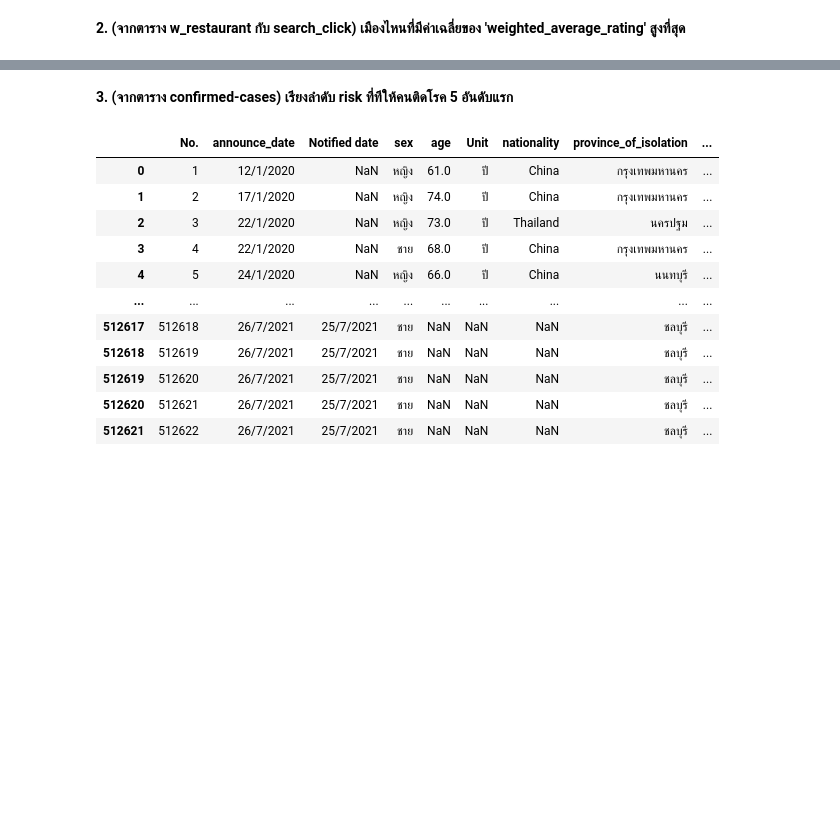
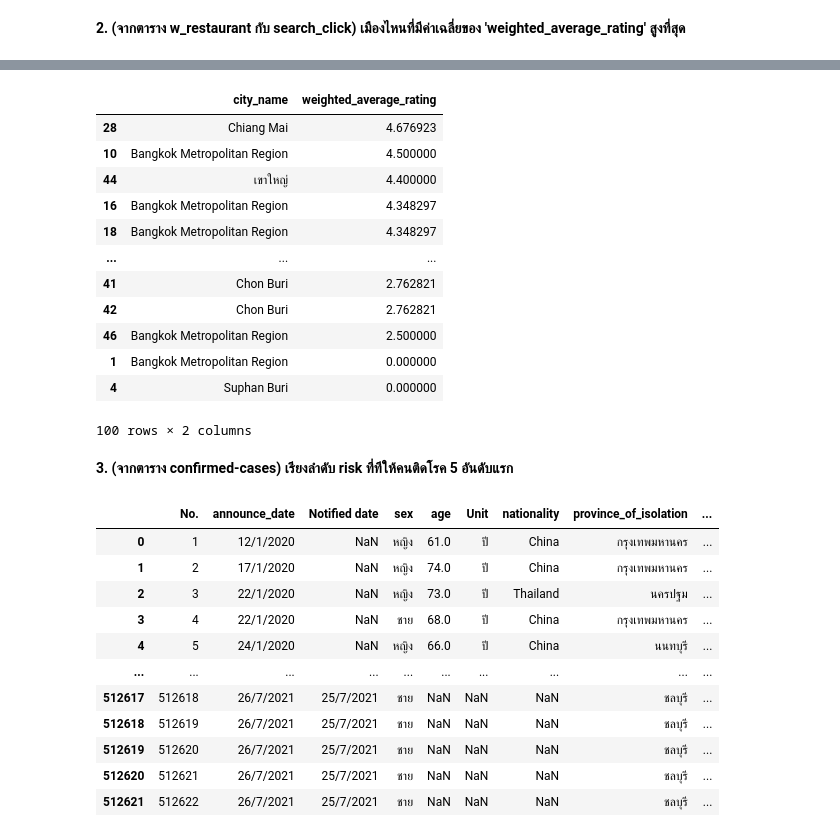
Before and after one commit to kittimaxz/DWDM21, a Jupyter notebook: Data_Preprocessing(Chapter_3).ipynb, the cells around one changed output, grey strips where cells are left out. Drawn from its saved outputs; the diff is of its cells as text; code cells hidden in the pictures; blank space fills up the shorter version.

```diff
--- a/Data_Preprocessing(Chapter_3).ipynb
+++ b/Data_Preprocessing(Chapter_3).ipynb
@@ -1800,3 +1784,20 @@ w_restaurant.groupby('city_name').count().sort_values(by=['weighted_average_rati
+# %%
+q2 = merged_table.sort_values(['weighted_average_rating'],ascending=False)
+q2[['city_name','weighted_average_rating']]
+# %% [output]
+|  | city_name | weighted_average_rating |
+| 28 | Chiang Mai | 4.676923 |
+| 10 | Bangkok Metropolitan Region | 4.500000 |
+| 44 | เขาใหญ่ | 4.400000 |
+| 16 | Bangkok Metropolitan Region | 4.348297 |
+| 18 | Bangkok Metropolitan Region | 4.348297 |
+| ... | ... | ... |
+| 41 | Chon Buri | 2.762821 |
+| 42 | Chon Buri | 2.762821 |
+| 46 | Bangkok Metropolitan Region | 2.500000 |
+| 1 | Bangkok Metropolitan Region | 0.000000 |
+| 4 | Suphan Buri | 0.000000 |
+100 rows × 2 columns
 # %% [markdown]
 **3. (จากตาราง confirmed-cases) เรียงลำดับ risk ที่ทีให้คนติดโรค 5 อันดับแรก**
 # %%
```
Also changed, not shown: parts of 10 cells of this notebook.
